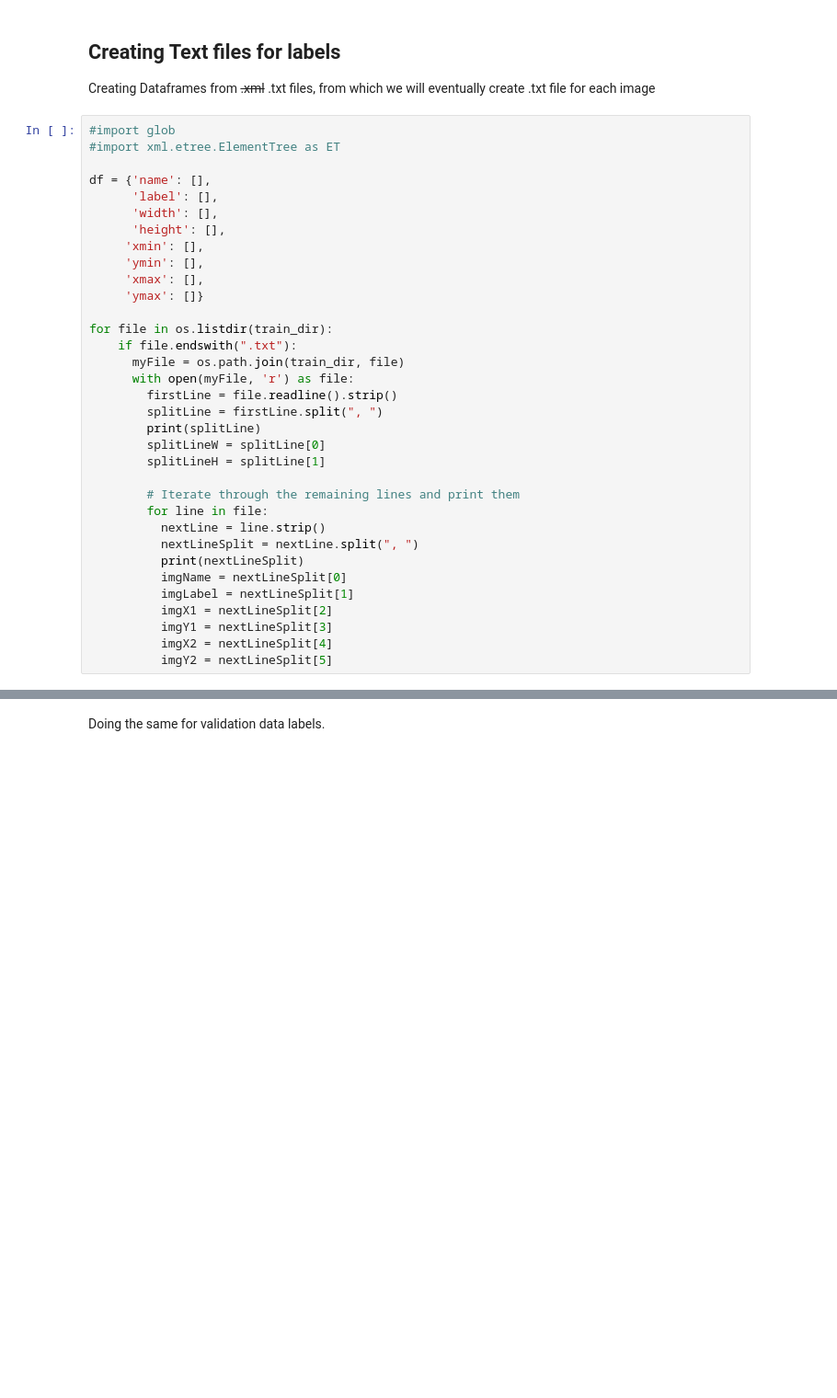
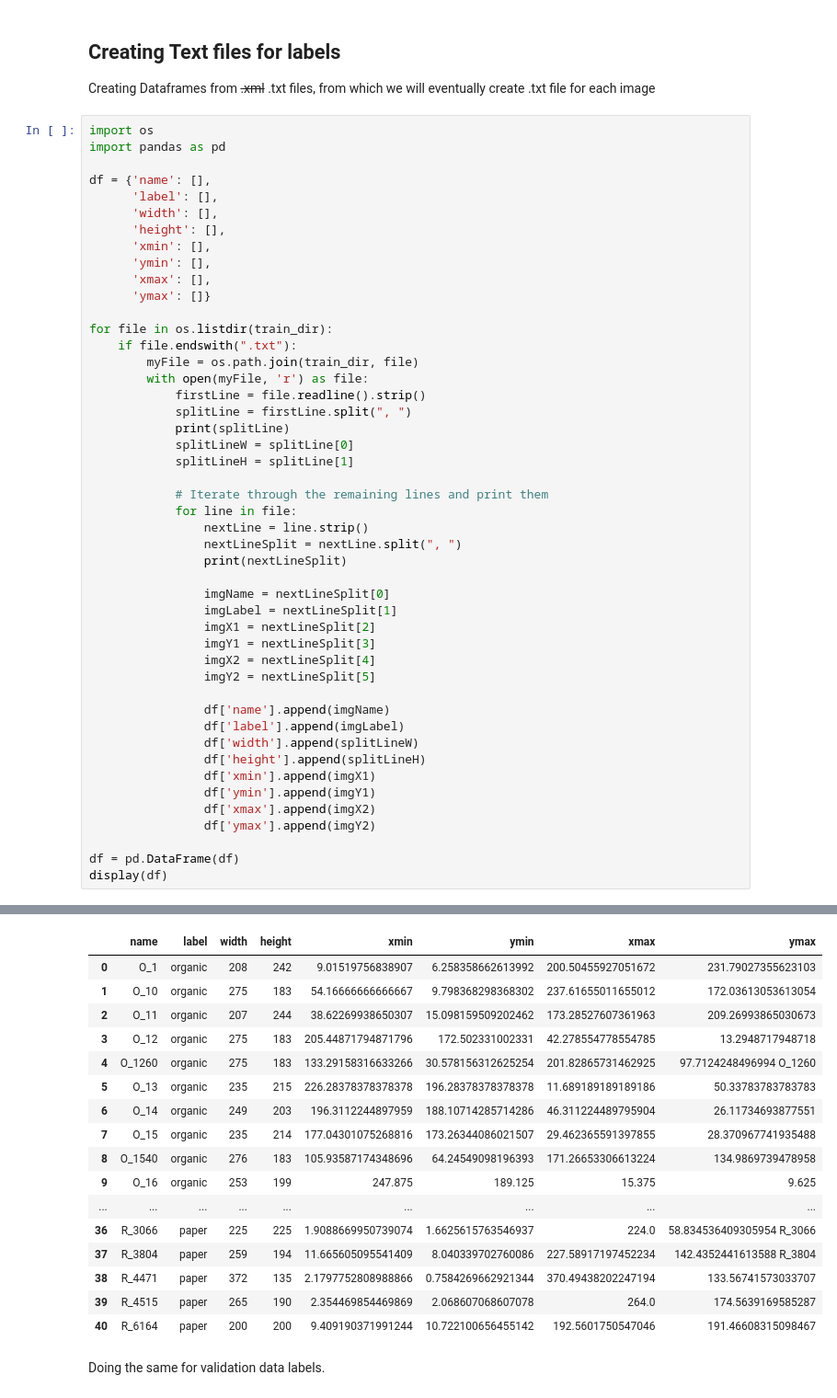
Before and after one commit to Duder5000/Computer-Vision-Project, a Jupyter notebook: ComputerVisionProject.ipynb, the cells around one changed output, grey strips where cells are left out. Shown at 92% size. Saved outputs shown, nothing was run; the diff lists cells and outputs as text; blank space fills up the shorter version.

```diff
--- a/ComputerVisionProject.ipynb
+++ b/ComputerVisionProject.ipynb
@@ -142,57 +142,87 @@ for idx, image in enumerate(os.listdir(os.path.join(image_dir, "train"))):
 ## Creating Text files for labels
 Creating Dataframes from ~~.xml~~ .txt files, from which we will eventually create .txt file for each image
 # %%
-#import glob
-#import xml.etree.ElementTree as ET
+import os
+import pandas as pd
 
 df = {'name': [],
       'label': [],
       'width': [],
       'height': [],
-     'xmin': [],
-     'ymin': [],
-     'xmax': [],
-     'ymax': []}
+      'xmin': [],
+      'ymin': [],
+      'xmax': [],
+      'ymax': []}
 
 for file in os.listdir(train_dir):
     if file.endswith(".txt"):
-      myFile = os.path.join(train_dir, file)
-      with open(myFile, 'r') as file:
-        firstLine = file.readline().strip()
-        splitLine = firstLine.split(", ")
-        print(splitLine)
-        splitLineW = splitLine[0]
-        splitLineH = splitLine[1]
+        myFile = os.path.join(train_dir, file)
+        with open(myFile, 'r') as file:
+            firstLine = file.readline().strip()
+            splitLine = firstLine.split(", ")
+            print(splitLine)
+            splitLineW = splitLine[0]
+            splitLineH = splitLine[1]
 
-        # Iterate through the remaining lines and print them
-        for line in file:
-          nextLine = line.strip()
-          nextLineSplit = nextLine.split(", ")
-          print(nextLineSplit)
-          imgName = nextLineSplit[0]
-          imgLabel = nextLineSplit[1]
-          imgX1 = nextLineSplit[2]
-          imgY1 = nextLineSplit[3]
-          imgX2 = nextLineSplit[4]
-          imgY2 = nextLineSplit[5]
+            # Iterate through the remaining lines and print them
+            for line in file:
+                nextLine = line.strip()
+                nextLineSplit = nextLine.split(", ")
+                print(nextLineSplit)
+
+                imgName = nextLineSplit[0]
+                imgLabel = nextLineSplit[1]
+                imgX1 = nextLineSplit[2]
+                imgY1 = nextLineSplit[3]
+                imgX2 = nextLineSplit[4]
+                imgY2 = nextLineSplit[5]
+
+                df['name'].append(imgName)
+                df['label'].append(imgLabel)
+                df['width'].append(splitLineW)
+                df['height'].append(splitLineH)
+                df['xmin'].append(imgX1)
+                df['ymin'].append(imgY1)
+                df['xmax'].append(imgX2)
+                df['ymax'].append(imgY2)
+
+df = pd.DataFrame(df)
+display(df)
 # %% [output]
 ['208', '242']
 ['O_1', 'organic', '9.01519756838907', '6.258358662613992', '200.50455927051672', '231.79027355623103']
 ['275', '183']
 ['O_10', 'organic', '54.16666666666667', '9.798368298368302', '237.61655011655012', '172.03613053613054']
 ['207', '244']
 ['O_11', 'organic', '38.62269938650307', '15.098159509202462', '173.28527607361963', '209.26993865030673']
 ['275', '183']
 ['O_12', 'organic', '205.44871794871796', '172.502331002331', '42.278554778554785', '13.2948717948718']
 ['275', '183']
 ['O_1260', 'organic', '133.29158316633266', '30.578156312625254', '201.82865731462925', '97.7124248496994 O_1260', 'organic', '84.99498997995991', '103.72444889779558', '161.14729458917836', '177.0711 ...
 ['235', '215']
 ['O_13', 'organic', '226.28378378378378', '196.28378378378378', '11.689189189189186', '50.33783783783783']
 ... (66 lines left out)
 ['265', '190']
 ['R_4515', 'paper', '2.354469854469869', '2.068607068607078', '264.0', '174.5639169585287']
 ['200', '200']
 ['R_6164', 'paper', '9.409190371991244', '10.722100656455142', '192.5601750547046', '191.46608315098467']
+|  | name | label | width | height | xmin | ymin | xmax | ymax |
+| 0 | O_1 | organic | 208 | 242 | 9.01519756838907 | 6.258358662613992 | 200.50455927051672 | 231.79027355623103 |
+| 1 | O_10 | organic | 275 | 183 | 54.16666666666667 | 9.798368298368302 | 237.61655011655012 | 172.03613053613054 |
+| 2 | O_11 | organic | 207 | 244 | 38.62269938650307 | 15.098159509202462 | 173.28527607361963 | 209.26993865030673 |
+| 3 | O_12 | organic | 275 | 183 | 205.44871794871796 | 172.502331002331 | 42.278554778554785 | 13.2948717948718 |
+| 4 | O_1260 | organic | 275 | 183 | 133.29158316633266 | 30.578156312625254 | 201.82865731462925 | 97.7124248496994 O_1260 |
+| 5 | O_13 | organic | 235 | 215 | 226.28378378378378 | 196.28378378378378 | 11.689189189189186 | 50.33783783783783 |
+| 6 | O_14 | organic | 249 | 203 | 196.3112244897959 | 188.10714285714286 | 46.311224489795904 | 26.11734693877551 |
+| 7 | O_15 | organic | 235 | 214 | 177.04301075268816 | 173.26344086021507 | 29.462365591397855 | 28.370967741935488 |
+| 8 | O_1540 | organic | 276 | 183 | 105.93587174348696 | 64.24549098196393 | 171.26653306613224 | 134.9869739478958 |
+| 9 | O_16 | organic | 253 | 199 | 247.875 | 189.125 | 15.375 | 9.625 |
+| ... | ... | ... | ... | ... | ... | ... | ... | ... |
+| 36 | R_3066 | paper | 225 | 225 | 1.9088669950739074 | 1.6625615763546937 | 224.0 | 58.834536409305954 R_3066 |
+| 37 | R_3804 | paper | 259 | 194 | 11.665605095541409 | 8.040339702760086 | 227.58917197452234 | 142.4352441613588 R_3804 |
+| 38 | R_4471 | paper | 372 | 135 | 2.1797752808988866 | 0.7584269662921344 | 370.49438202247194 | 133.56741573033707 |
+| 39 | R_4515 | paper | 265 | 190 | 2.354469854469869 | 2.068607068607078 | 264.0 | 174.5639169585287 |
+| 40 | R_6164 | paper | 200 | 200 | 9.409190371991244 | 10.722100656455142 | 192.5601750547046 | 191.46608315098467 |
 # %% [markdown]
 Doing the same for validation data labels.
 # %%
```
Also changed, not shown: parts of 1 cell of this notebook.
